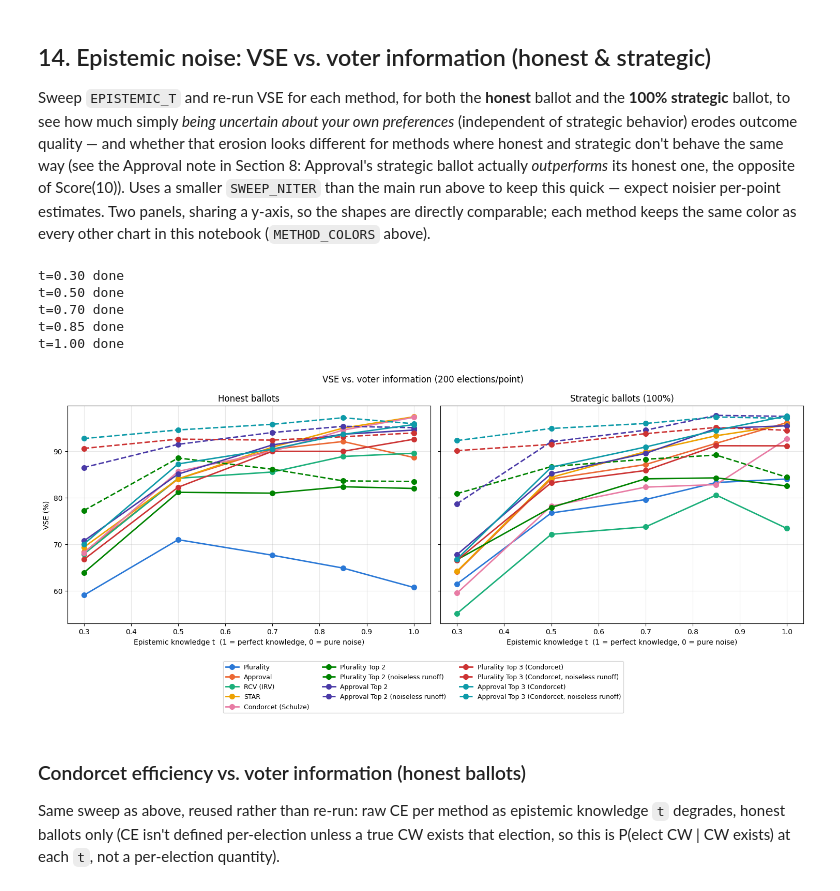
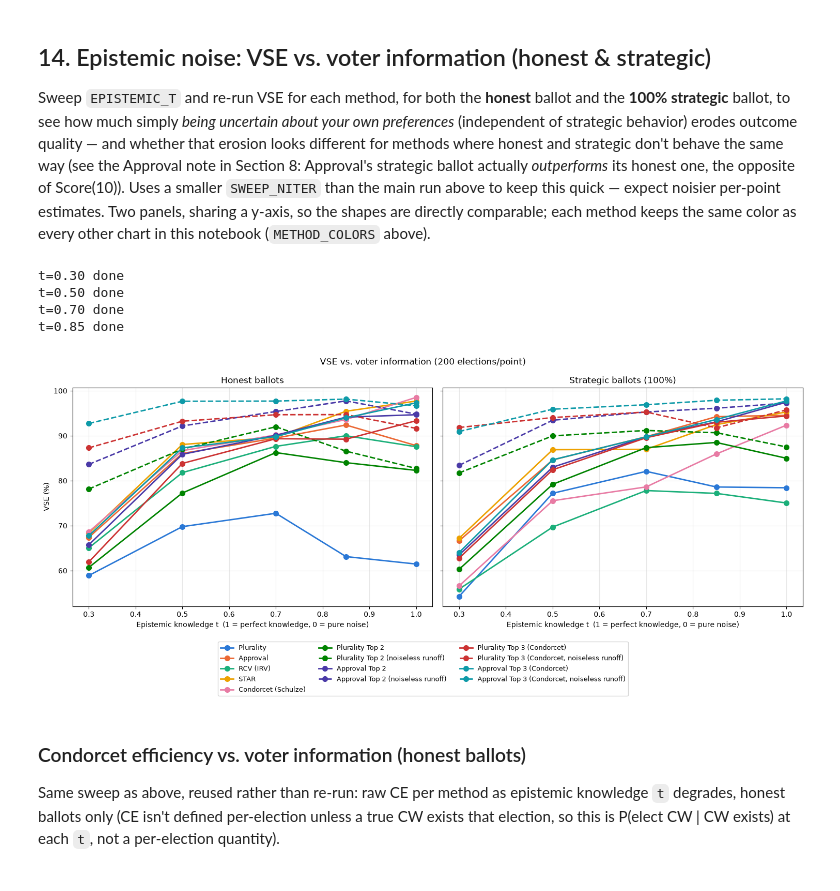
Before and after one commit to eigentaylor/vse-sim, a Jupyter notebook: notebooks/vse_simulation.ipynb, the cells around one changed output. Saved outputs shown, nothing was run; the diff lists cells and outputs as text; code cells hidden in the pictures.

```diff
--- a/notebooks/vse_simulation.ipynb
+++ b/notebooks/vse_simulation.ipynb
@@ -2168,7 +2192,7 @@ Deliberately single-threaded/no multiprocessing: parallelizing would need worker
 importable from a real module, which fights notebook-defined functions, especially on Windows.
 # %%
 def run_vse_simulation(model, methods, nvot, ncand, niter, chooser_funs, media,
-                       epistemic_t=1.0, awareness_l=1.0, fatigue_l=1.0):
+                       epistemic_t=1.0, awareness_l=1.0, fatigue_l=1.0, electorates=None):
     """Run niter elections; return (vse_summary, ce_raw).
 
     Each election's voters cast ballots on their *perceived* utilities (true
@@ -2176,6 +2200,13 @@ def run_vse_simulation(model, methods, nvot, ncand, niter, chooser_funs, media,
     make_perceived_electorate above), further masked by participation friction
     (awareness_l, fatigue_l -- see apply_participation_friction above), while
     VSE is always scored against the *true* electorate's social utilities.
+
+    electorates: optional pre-generated list of >= niter true electorates to reuse instead of
+      drawing niter fresh ones -- common random numbers: pass the SAME list to multiple calls
+      that vary epistemic_t/awareness_l/fatigue_l (e.g. across a parameter sweep) so they're all
+      comparing the same underlying "worlds" under different friction assumptions, rather than
+      each assumption seeing independently-drawn worlds. Falls back to drawing fresh electorates
+      when not given (unchanged default behavior).
 
     vse_summary: {(label, chooser): [count, sum_vse, sum_vse_sq]} -- unchanged shape from
       before the checkpoint-4 Condorcet-efficiency addition below.
@@ -2188,7 +2219,7 @@ def run_vse_simulation(model, methods, nvot, ncand, niter, chooser_funs, media,
     cw_wins = defaultdict(int)
     cw_exists_count = 0
     for i in range(niter):
-        true_electorate = model(nvot, ncand)
+        true_electorate = electorates[i] if electorates is not None else model(nvot, ncand)
         perceived_electorate = make_perceived_electorate(true_electorate, epistemic_t)
         ballot_electorate = apply_participation_friction(
             perceived_electorate, true_electorate, awareness_l, fatigue_l
@@ -2608,8 +2639,13 @@ sweep_ce_by_t = {}       # t -> {(label, chooser): raw_ce}
 sweep_rel_ce_by_t = {}   # t -> {(label, chooser): relative_ce}
 noise_sweep_honest = {label: [] for label, _ in METHODS}
 noise_sweep_strategic = {label: [] for label, _ in METHODS}
-for t in T_VALUES:
-    sweep_summary, sweep_ce_raw = run_vse_simulation(MODEL, METHODS, NVOT, NCAND, SWEEP_NITER, CHOOSER_FUNS, MEDIA, epistemic_t=t)
+# t=1.0 ("Ideal") is the same scenario as Section 10's initial run -- reuse its already-computed
+# (higher-precision, NITER=500) result instead of re-simulating it here. The remaining 4 values
+# share ONE electorate pool (common random numbers) instead of each drawing its own batch.
+_t_sweep_electorate_pool = [MODEL(NVOT, NCAND) for _ in range(SWEEP_NITER)]
+for t in [v for v in T_VALUES if v != 1.0]:
+    sweep_summary, sweep_ce_raw = run_vse_simulation(MODEL, METHODS, NVOT, NCAND, SWEEP_NITER, CHOOSER_FUNS, MEDIA,
+                                                       epistemic_t=t, electorates=_t_sweep_electorate_pool)
     sweep_results = reduce_to_mean_ci(sweep_summary)
     sweep_results_by_t[t] = sweep_results
     sweep_ce_by_t[t] = reduce_to_ce(sweep_ce_raw, sweep_results.keys())
@@ -2620,39 +2656,47 @@ for t in T_VALUES:
         noise_sweep_honest[label].append((t, honest_mean, honest_ci))
         noise_sweep_strategic[label].append((t, strat_mean, strat_ci))
     print(f"t={t:.2f} done")
+
+sweep_results_by_t[1.0] = results
+sweep_ce_by_t[1.0] = ce_results
+sweep_rel_ce_by_t[1.0] = rel_ce_results
+for label, _ in METHODS:
+    honest_mean, honest_ci = results[(label, "honBallot")]
+    strat_mean, strat_ci = results[(label, "stratBallot")]
+    noise_sweep_honest[label].append((1.0, honest_mean, honest_ci))
+    noise_sweep_strategic[label].append((1.0, strat_mean, strat_ci))
 
 fig, (ax_hon, ax_strat) = plt.subplots(1, 2, figsize=(15, 5.5), sharey=True)
 for label, _ in METHODS:
     color = METHOD_COLORS[label]
     style = METHOD_LINESTYLES[label]
 
     hon_ts = [t for t, _, _ in noise_sweep_honest[label]]
     hon_vses = [v * 100 for _, v, _ in noise_sweep_honest[label]]
     ax_hon.plot(hon_ts, hon_vses, marker="o", markersize=7, linewidth=2, color=color, linestyle=style, label=label)
 
     strat_ts = [t for t, _, _ in noise_sweep_strategic[label]]
     strat_vses = [v * 100 for _, v, _ in noise_sweep_strategic[label]]
     ax_strat.plot(strat_ts, strat_vses, marker="o", markersize=7, linewidth=2, color=color, linestyle=style, label=label)
 
 ax_hon.set_title("Honest ballots")
 ax_strat.set_title("Strategic ballots (100%)")
 for ax in (ax_hon, ax_strat):
     ax.set_xlabel("Epistemic knowledge t  (1 = perfect knowledge, 0 = pure noise)")
     ax.grid(True, alpha=0.3)
 ax_hon.set_ylabel("VSE (%)")
 
 handles, labels_ = ax_hon.get_legend_handles_labels()
 fig.legend(handles, labels_, loc="lower center", fontsize=9, ncol=3, bbox_to_anchor=(0.5, -0.22))
 fig.suptitle(f"VSE vs. voter information ({SWEEP_NITER} elections/point)")
 plt.tight_layout()
 plt.show()
 # %% [output]
 t=0.30 done
 t=0.50 done
 t=0.70 done
 t=0.85 done
-t=1.00 done
-[figure, old version]
+[figure, new version]
 # %% [markdown]
 ### Condorcet efficiency vs. voter information (honest ballots)
 
```
Also changed, not shown: parts of 20 cells of this notebook.
